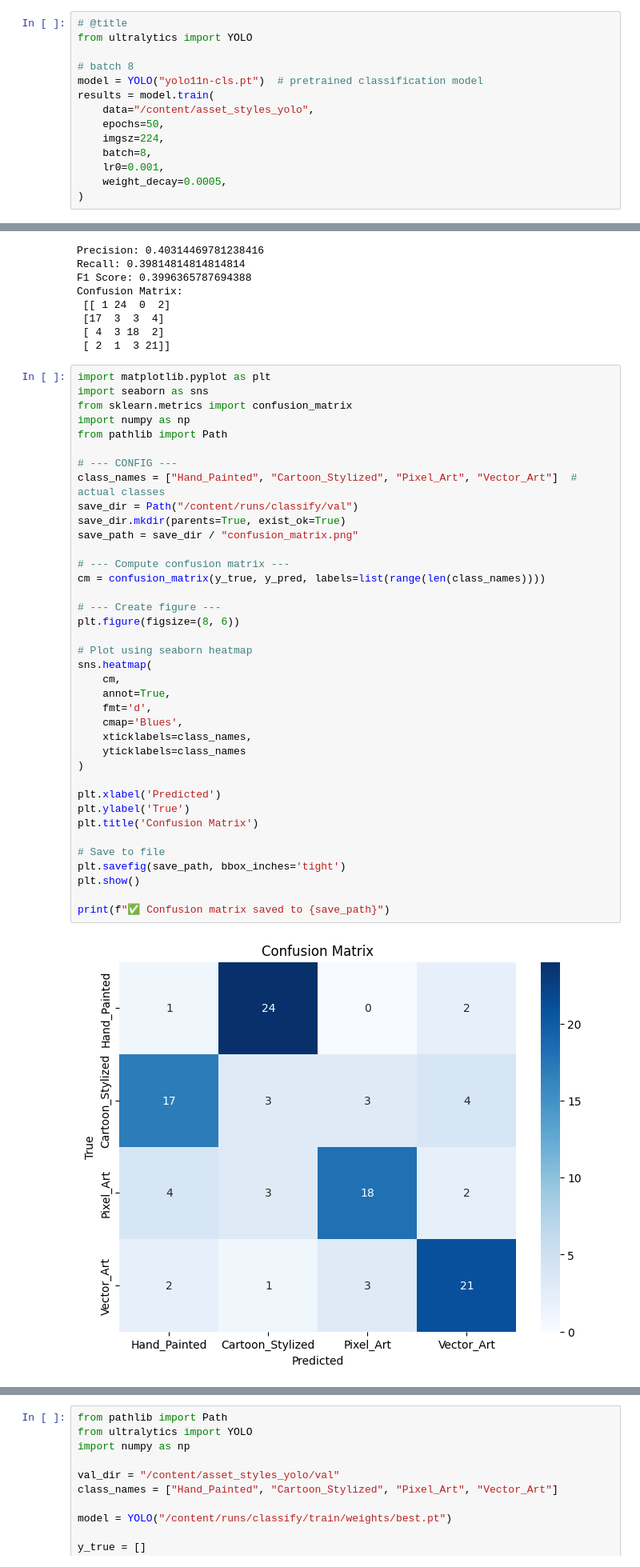
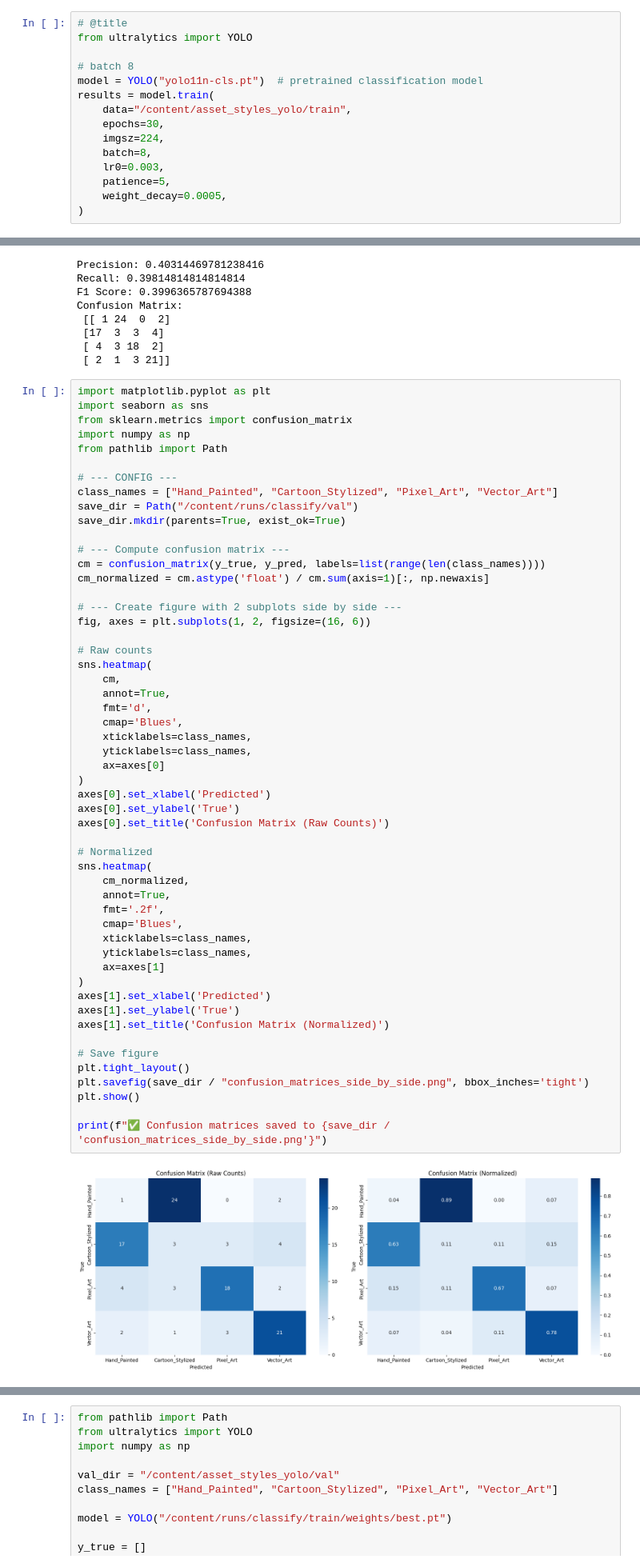
Before and after one commit to zm-f21/My-Computer-Vision-Project, a Jupyter notebook: ComputerVisionProject.ipynb, the cells around one changed output, grey strips where cells are left out. Shown: that part at 80% size. Cells and saved outputs as stored; diff of their text form.

```diff
--- a/ComputerVisionProject.ipynb
+++ b/ComputerVisionProject.ipynb
@@ -400,11 +400,12 @@ from ultralytics import YOLO
 # batch 8
 model = YOLO("yolo11n-cls.pt")  # pretrained classification model
 results = model.train(
-    data="/content/asset_styles_yolo",
-    epochs=50,
+    data="/content/asset_styles_yolo/train",
+    epochs=30,
     imgsz=224,
     batch=8,
-    lr0=0.001,
+    lr0=0.003,
+    patience=5,
     weight_decay=0.0005,
 )
 # %% [output]
@@ -492,40 +493,55 @@ Confusion Matrix:
 # %%
 import matplotlib.pyplot as plt
 import seaborn as sns
 from sklearn.metrics import confusion_matrix
 import numpy as np
 from pathlib import Path
 
 # --- CONFIG ---
-class_names = ["Hand_Painted", "Cartoon_Stylized", "Pixel_Art", "Vector_Art"]  # actual classes
+class_names = ["Hand_Painted", "Cartoon_Stylized", "Pixel_Art", "Vector_Art"]
 save_dir = Path("/content/runs/classify/val")
 save_dir.mkdir(parents=True, exist_ok=True)
-save_path = save_dir / "confusion_matrix.png"
 
 # --- Compute confusion matrix ---
 cm = confusion_matrix(y_true, y_pred, labels=list(range(len(class_names))))
+cm_normalized = cm.astype('float') / cm.sum(axis=1)[:, np.newaxis]
 
-# --- Create figure ---
-plt.figure(figsize=(8, 6))
+# --- Create figure with 2 subplots side by side ---
+fig, axes = plt.subplots(1, 2, figsize=(16, 6))
 
-# Plot using seaborn heatmap
+# Raw counts
 sns.heatmap(
     cm,
     annot=True,
     fmt='d',
     cmap='Blues',
     xticklabels=class_names,
-    yticklabels=class_names
+    yticklabels=class_names,
+    ax=axes[0]
 )
+axes[0].set_xlabel('Predicted')
+axes[0].set_ylabel('True')
+axes[0].set_title('Confusion Matrix (Raw Counts)')
 
-plt.xlabel('Predicted')
-plt.ylabel('True')
-plt.title('Confusion Matrix')
+# Normalized
+sns.heatmap(
+    cm_normalized,
+    annot=True,
+    fmt='.2f',
+    cmap='Blues',
+    xticklabels=class_names,
+    yticklabels=class_names,
+    ax=axes[1]
+)
+axes[1].set_xlabel('Predicted')
+axes[1].set_ylabel('True')
+axes[1].set_title('Confusion Matrix (Normalized)')
 
-# Save to file
-plt.savefig(save_path, bbox_inches='tight')
+# Save figure
+plt.tight_layout()
+plt.savefig(save_dir / "confusion_matrices_side_by_side.png", bbox_inches='tight')
 plt.show()
 
-print(f"✅ Confusion matrix saved to {save_path}")
+print(f"✅ Confusion matrices saved to {save_dir / 'confusion_matrices_side_by_side.png'}")
 # %% [output]
-[figure, old version]
+[figure, new version]
```
Also changed, not shown: parts of 5 cells of this notebook.
